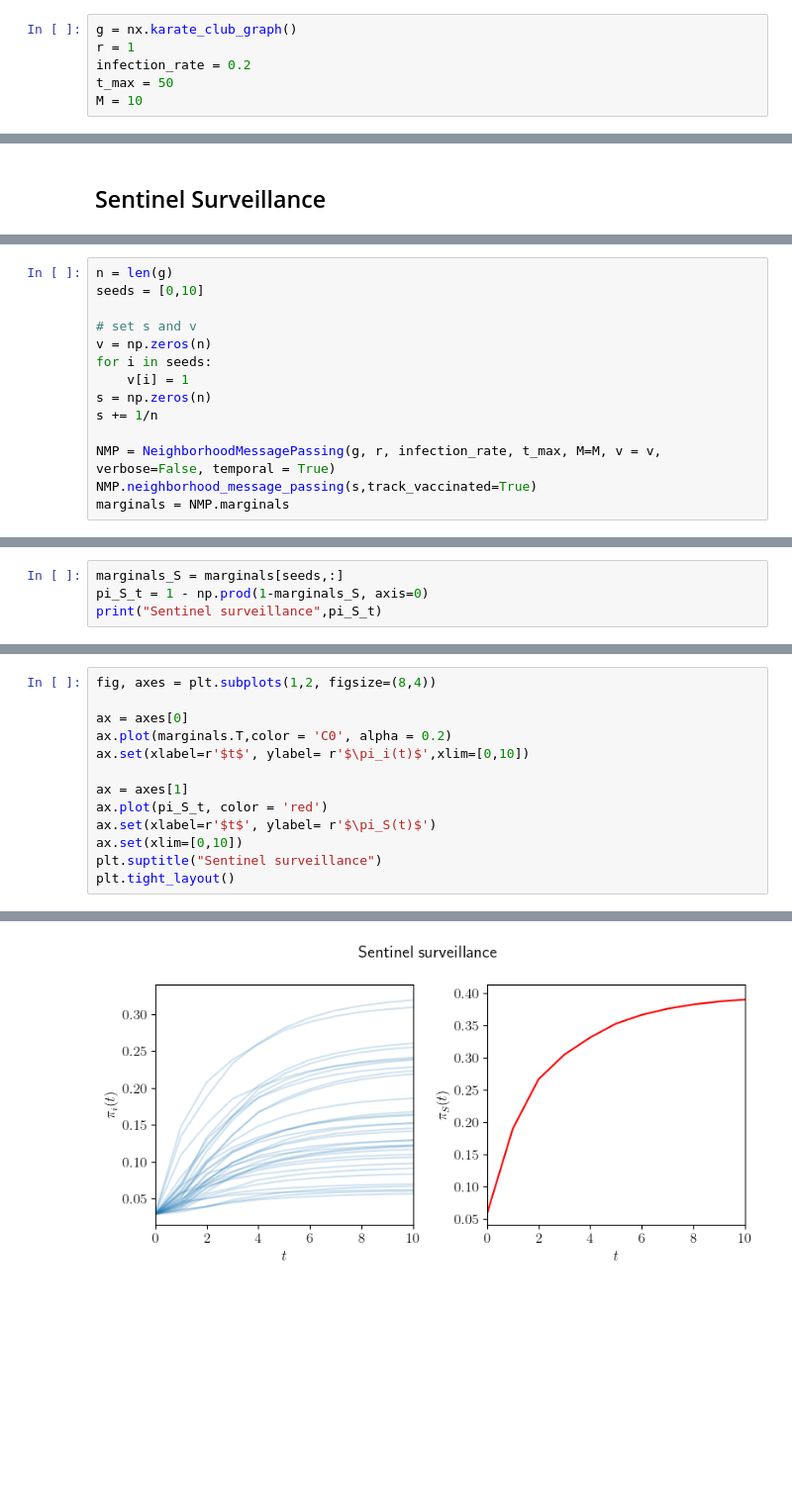
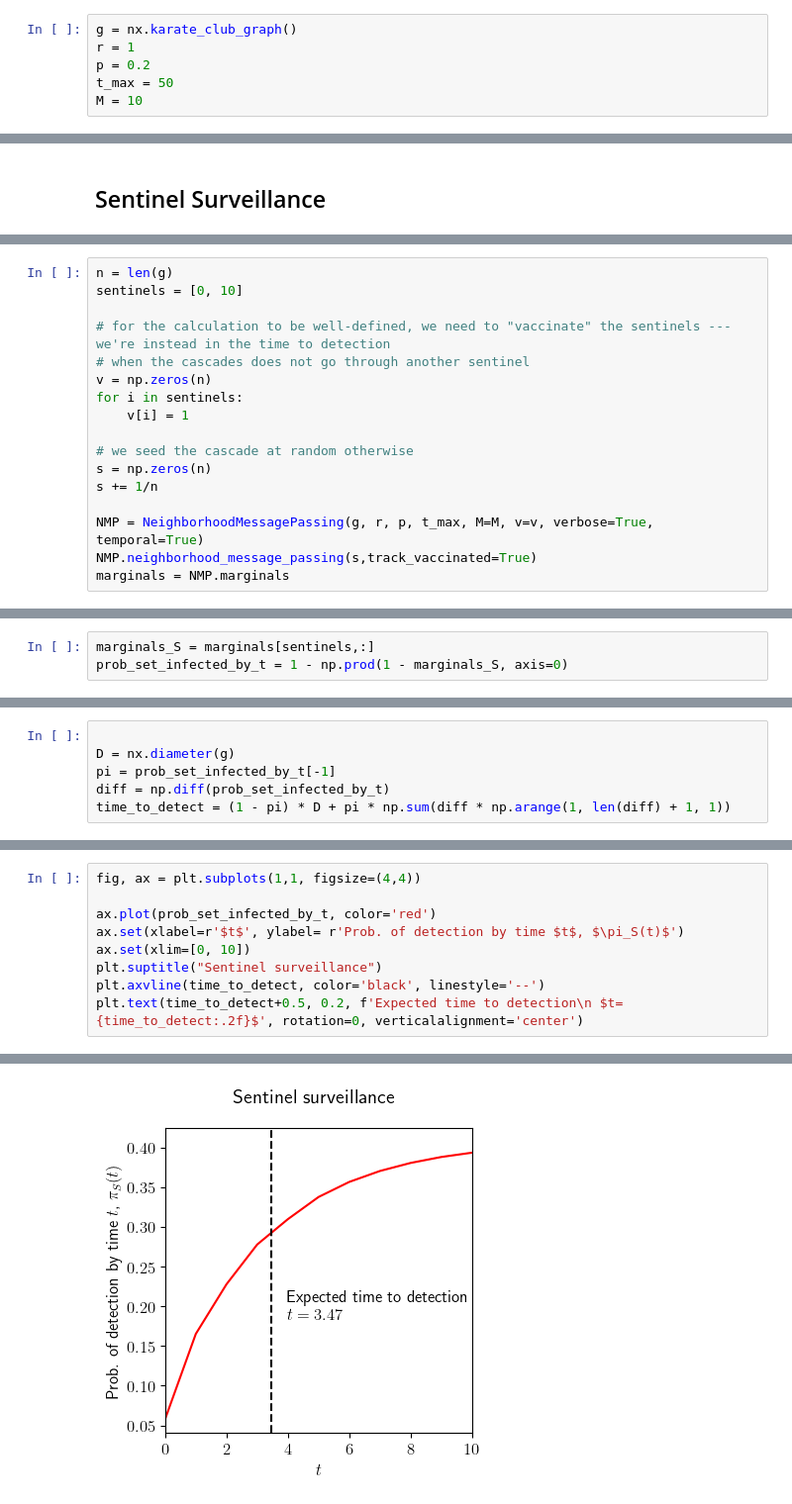
Before and after one commit to erikweis/loopy-MP-interventions, a Jupyter notebook: example.ipynb, the cells around one changed output, grey strips where cells are left out. Shown at 99% size. Cells and saved outputs as stored; diff of their text form; blank space fills up the shorter version.

Commit message:
Added a bit of text in notebook

```diff
--- a/example.ipynb
+++ b/example.ipynb
@@ -11,6 +23,6 @@ plt.rc('font', size=12)
 # %%
 g = nx.karate_club_graph()
 r = 1
-infection_rate = 0.2
+p = 0.2
 t_max = 50
 M = 10
@@ -106,14 +180,17 @@ plt.tight_layout()
 # %%
 n = len(g)
-seeds = [0,10]
+sentinels = [0, 10]
 
-# set s and v
+# for the calculation to be well-defined, we need to "vaccinate" the sentinels --- we're instead in the time to detection
+# when the cascades does not go through another sentinel
 v = np.zeros(n)
-for i in seeds:
+for i in sentinels:
     v[i] = 1
+
+# we seed the cascade at random otherwise
 s = np.zeros(n)
 s += 1/n
 
-NMP = NeighborhoodMessagePassing(g, r, infection_rate, t_max, M=M, v = v, verbose=False, temporal = True)
+NMP = NeighborhoodMessagePassing(g, r, p, t_max, M=M, v=v, verbose=True, temporal=True)
 NMP.neighborhood_message_passing(s,track_vaccinated=True)
 marginals = NMP.marginals
@@ -120,4 +204,3 @@ marginals = NMP.marginals
 # %%
-marginals_S = marginals[seeds,:]
-pi_S_t = 1 - np.prod(1-marginals_S, axis=0)
-print("Sentinel surveillance",pi_S_t)
+marginals_S = marginals[sentinels,:]
+prob_set_infected_by_t = 1 - np.prod(1 - marginals_S, axis=0)
@@ -130,0 +209,6 @@ Sentinel surveillance [0.05795848 0.18983966 0.2667221  0.30483206 0.33128029 0.
+# %%
+
+D = nx.diameter(g)
+pi = prob_set_infected_by_t[-1]
+diff = np.diff(prob_set_infected_by_t)
+time_to_detect = (1 - pi) * D + pi * np.sum(diff * np.arange(1, len(diff) + 1, 1))
@@ -131,14 +217,10 @@ Sentinel surveillance [0.05795848 0.18983966 0.2667221  0.30483206 0.33128029 0.
 # %%
-fig, axes = plt.subplots(1,2, figsize=(8,4))
+fig, ax = plt.subplots(1,1, figsize=(4,4))
 
-ax = axes[0]
-ax.plot(marginals.T,color = 'C0', alpha = 0.2)
-ax.set(xlabel=r'$t$', ylabel= r'$\pi_i(t)$',xlim=[0,10])
-
-ax = axes[1]
-ax.plot(pi_S_t, color = 'red')
-ax.set(xlabel=r'$t$', ylabel= r'$\pi_S(t)$')
-ax.set(xlim=[0,10])
+ax.plot(prob_set_infected_by_t, color='red')
+ax.set(xlabel=r'$t$', ylabel= r'Prob. of detection by time $t$, $\pi_S(t)$')
+ax.set(xlim=[0, 10])
 plt.suptitle("Sentinel surveillance")
-plt.tight_layout()
+plt.axvline(time_to_detect, color='black', linestyle='--')
+plt.text(time_to_detect+0.5, 0.2, f'Expected time to detection\n $t={time_to_detect:.2f}$', rotation=0, verticalalignment='center')
 # %% [output]
@@ -145 +228 @@ plt.tight_layout()
-[figure, old version]
+[figure, new version]
```
Also changed, not shown: parts of 30 cells of this notebook.
